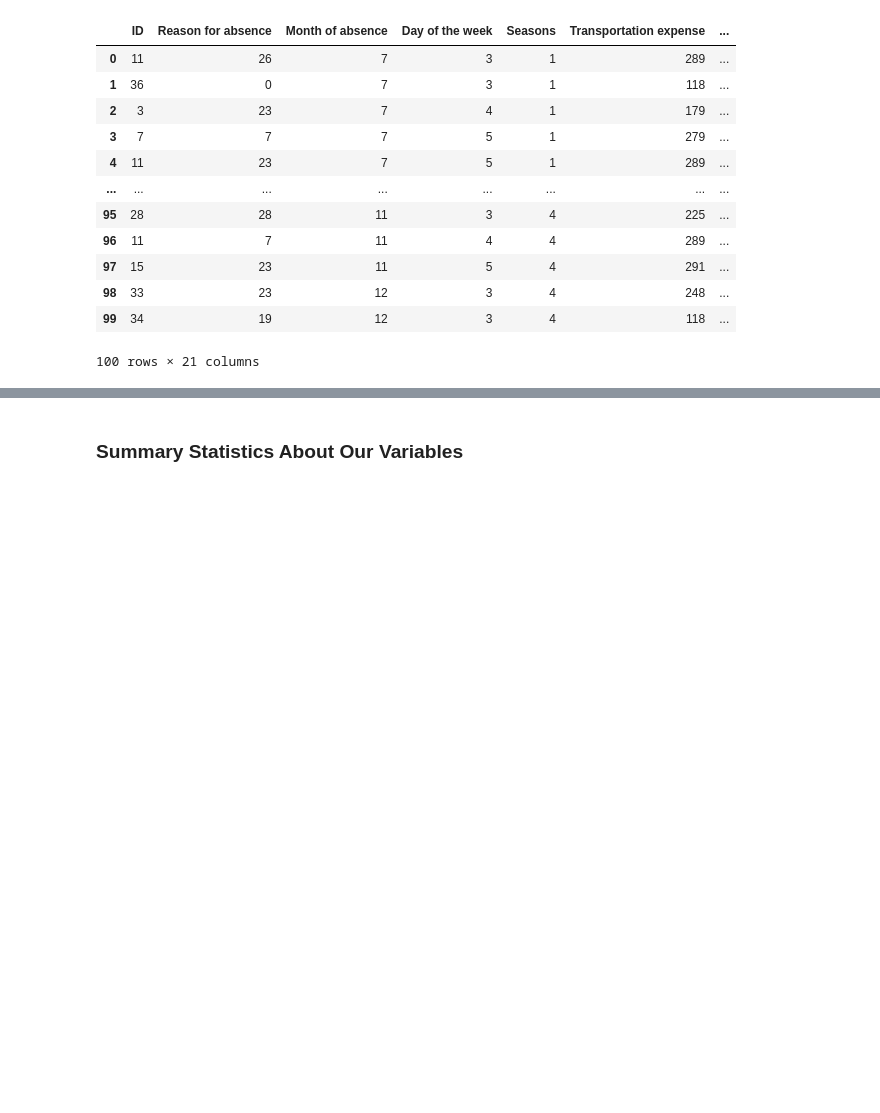
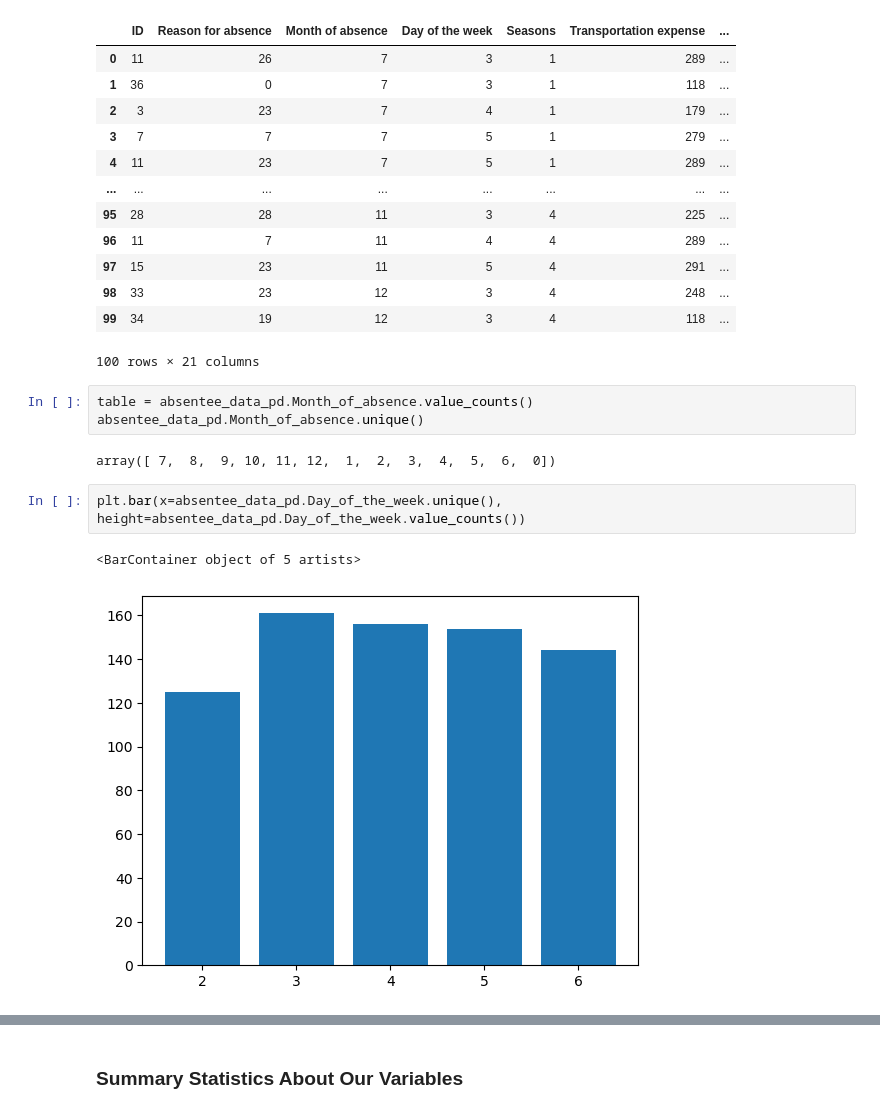
Before and after one commit to kebreeze/590project3, a Jupyter notebook: BreezeProject3.ipynb, the cells around one changed output, grey strips where cells are left out. Drawn from its saved outputs; the diff is of its cells as text; blank space fills up the shorter version.

```diff
--- a/BreezeProject3.ipynb
+++ b/BreezeProject3.ipynb
@@ -97,4 +97,14 @@ absentee_data_pd.head(100)
 | 98 | 33 | 23 | 12 | 3 | 4 | 248 | ... |
 | 99 | 34 | 19 | 12 | 3 | 4 | 118 | ... |
 100 rows × 21 columns
+# %%
+table = absentee_data_pd.Month_of_absence.value_counts()
+absentee_data_pd.Month_of_absence.unique()
+# %% [output]
+array([ 7,  8,  9, 10, 11, 12,  1,  2,  3,  4,  5,  6,  0])
+# %%
+plt.bar(x=absentee_data_pd.Day_of_the_week.unique(), height=absentee_data_pd.Day_of_the_week.value_counts())
+# %% [output]
+<BarContainer object of 5 artists>
+[figure, added]
 # %%
```
Also changed, not shown: parts of 24 cells of this notebook.
